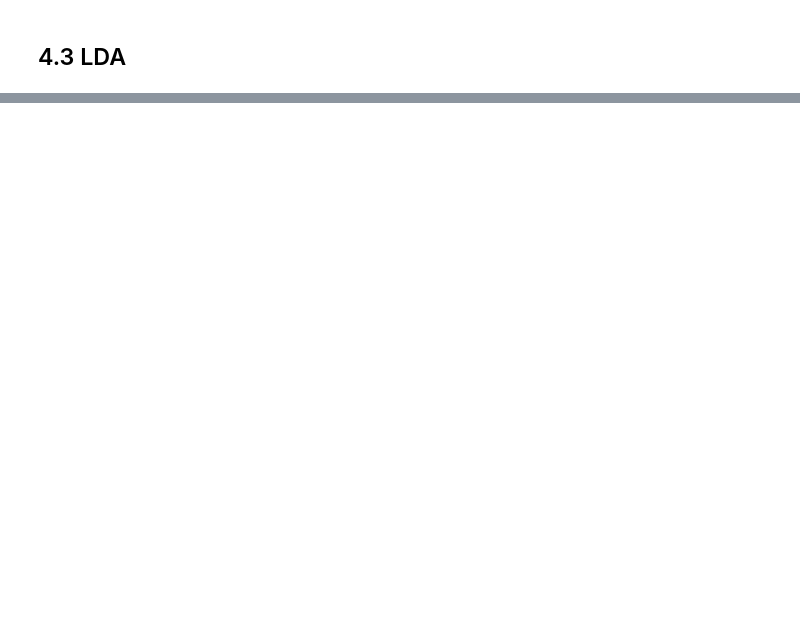
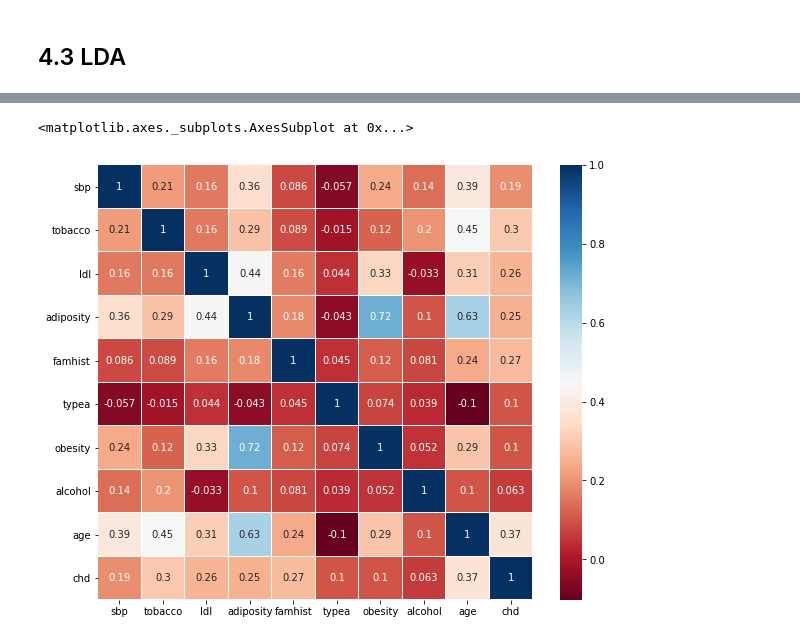
Before and after one commit to sorashido/esl-learn, a Jupyter notebook: chapter4.ipynb, the cells around one changed output, grey strips where cells are left out. Drawn from its saved outputs; the diff is of its cells as text; code cells hidden in the pictures; blank space fills up the shorter version.

```diff
--- a/chapter4.ipynb
+++ b/chapter4.ipynb
@@ -97,0 +97,5 @@ plt.show()
+# %%
+df_saheart = pd.read_csv('./data/heart/SAheart.data', index_col=0)
+df_saheart['famhist'] = df_saheart['famhist'].map({'Present': 1,
+                                                   'Absent': 0})
+df_saheart.head()
@@ -97,0 +122,7 @@ plt.show()
+# %%
+plt.figure(figsize=(10,8))
+sns.heatmap(df_saheart.corr(), linewidths=0.1,vmax=1.0,
+            square=True, cmap="RdBu", linecolor='white', annot=True)
+# %% [output]
+<matplotlib.axes._subplots.AxesSubplot at 0x...>
+[figure, added]
```
Also changed, not shown: parts of 22 cells of this notebook, 2 other files.
